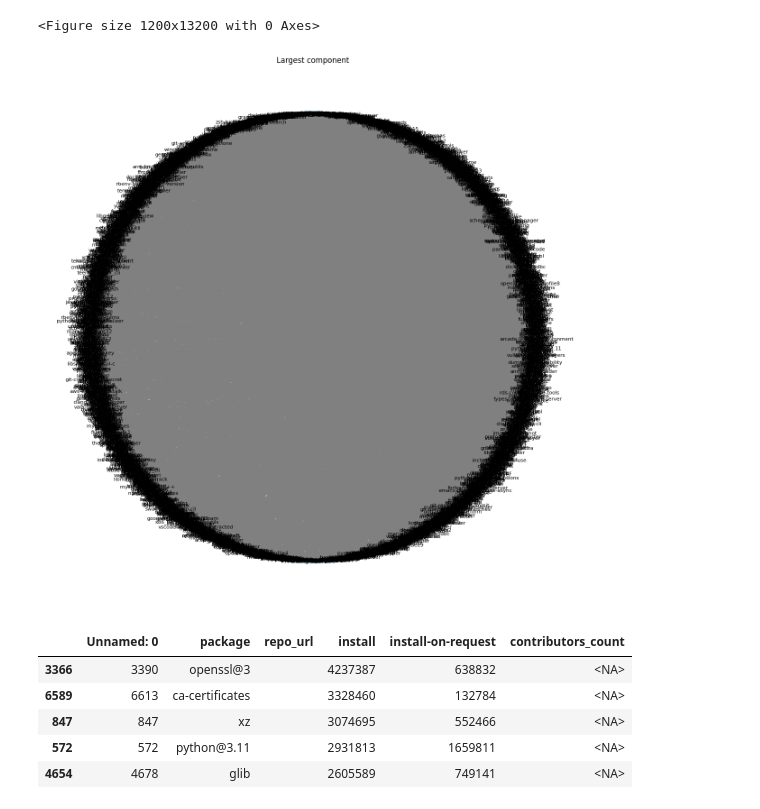
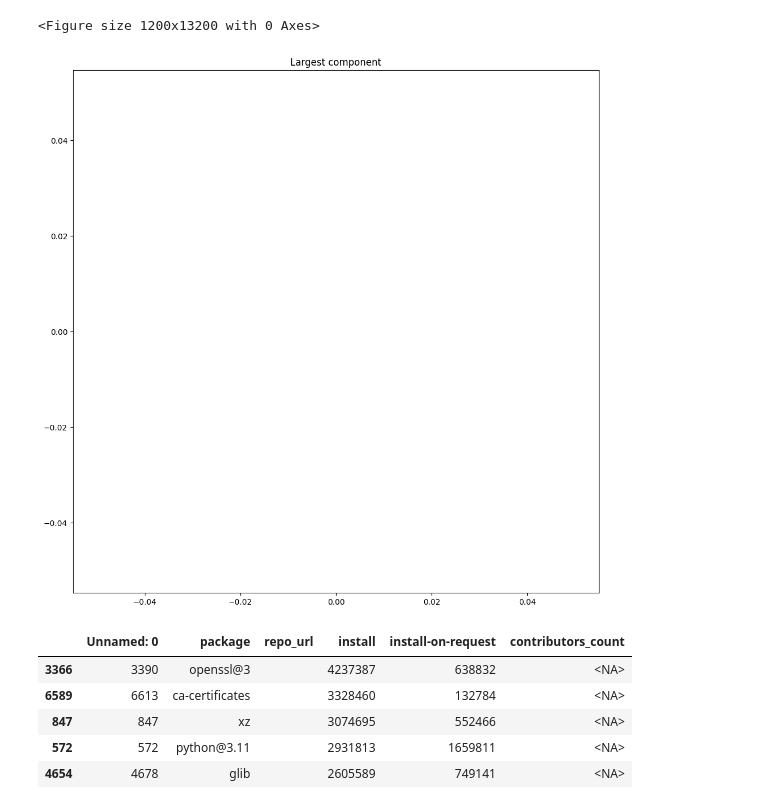
Before and after one commit to Krrer-uni/DAVe, a Jupyter notebook: dave.ipynb, the cells around one changed output. Cells and saved outputs as stored; diff of their text form; code cells hidden in the pictures.

Commit message:
plots

```diff
--- a/dave.ipynb
+++ b/dave.ipynb
@@ -59,30 +59,30 @@ plt.figure(figsize=(12, len(components) * 4))
 # %%
 from networkx.drawing.nx_agraph import graphviz_layout
 
 largest_component = max(components, key=len)
 
 # Create a subgraph of the largest component
 H = G.subgraph(largest_component)
 
 
 # circular layout
 pos = nx.circular_layout(H)
 
 plt.figure(figsize=(12, 12))
-nx.draw(
-    H,
-    pos,
-    with_labels=True,
-    node_size=50,
-    node_color="skyblue",
-    edge_color="gray",
-    font_size=8,
-)
+# nx.draw(
+#     H,
+#     pos,
+#     with_labels=True,
+#     node_size=50,
+#     node_color="skyblue",
+#     edge_color="gray",
+#     font_size=8,
+# )
 plt.title("Largest component")
 plt.axis("equal")
 plt.show()
 # %% [output]
-[figure, old version]
+[figure, new version]
 # %%
 # Load package stats
 stats = pd.read_csv(
```
Also changed, not shown: parts of 9 cells of this notebook, 3 other files.
